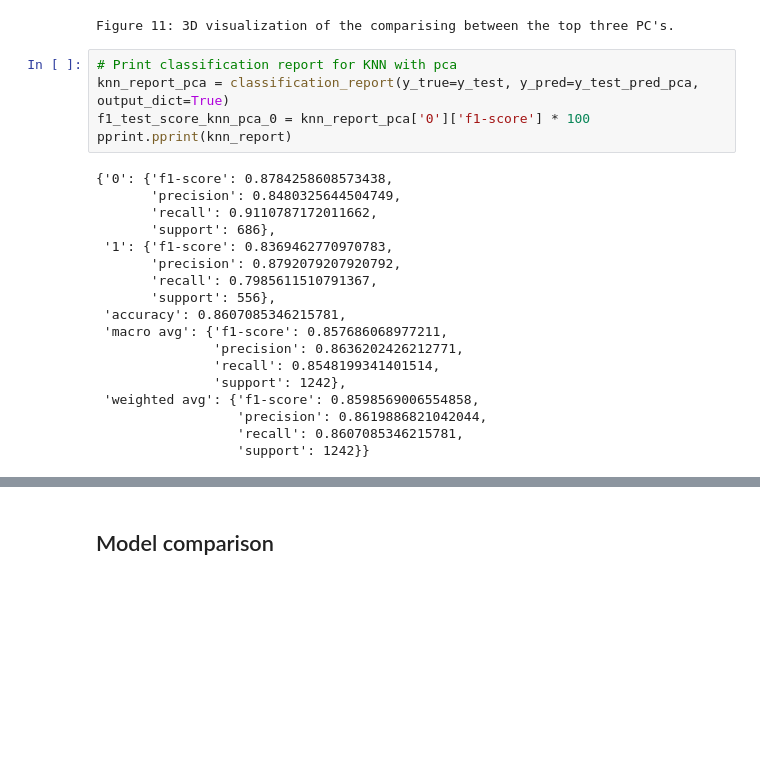
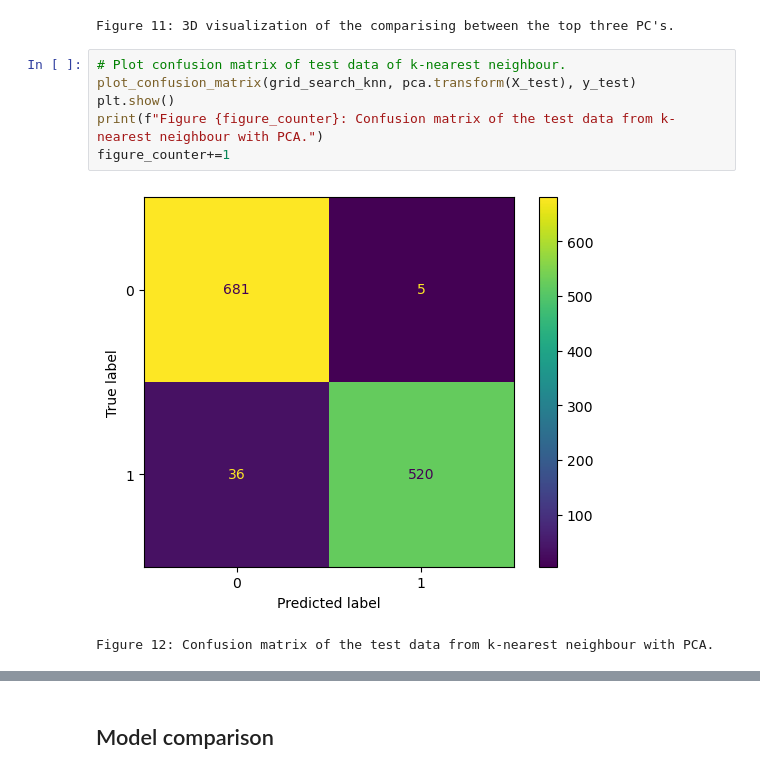
Before and after one commit to Fryke/MRIclassifier, a Jupyter notebook: DSC vs KNN.ipynb, the cells around one changed output, grey strips where cells are left out. Drawn from its saved outputs; the diff is of its cells as text; blank space fills up the shorter version.

Commit message:
improved curves

```diff
--- a/DSC vs KNN.ipynb
+++ b/DSC vs KNN.ipynb
@@ -530,26 +529,12 @@ figure_counter+=1
 # %% [output]
 [figure]
 Figure 11: 3D visualization of the comparising between the top three PC's.
-# %%
-# Print classification report for KNN with pca
-knn_report_pca = classification_report(y_true=y_test, y_pred=y_test_pred_pca, output_dict=True)
-f1_test_score_knn_pca_0 = knn_report_pca['0']['f1-score'] * 100
-pprint.pprint(knn_report)
-# %% [output]
-{'0': {'f1-score': 0.8784258608573438,
-       'precision': 0.8480325644504749,
-       'recall': 0.9110787172011662,
-       'support': 686},
- '1': {'f1-score': 0.8369462770970783,
-       'precision': 0.8792079207920792,
-       'recall': 0.7985611510791367,
-       'support': 556},
- 'accuracy': 0.8607085346215781,
- 'macro avg': {'f1-score': 0.857686068977211,
-               'precision': 0.8636202426212771,
-               'recall': 0.8548199341401514,
-               'support': 1242},
- 'weighted avg': {'f1-score': 0.8598569006554858,
-                  'precision': 0.8619886821042044,
-                  'recall': 0.8607085346215781,
-                  'support': 1242}}
+# %%
+# Plot confusion matrix of test data of k-nearest neighbour.
+plot_confusion_matrix(grid_search_knn, pca.transform(X_test), y_test)
+plt.show()
+print(f"Figure {figure_counter}: Confusion matrix of the test data from k-nearest neighbour with PCA.")
+figure_counter+=1
+# %% [output]
+[figure, added]
+Figure 12: Confusion matrix of the test data from k-nearest neighbour with PCA.
```
Also changed, not shown: parts of 23 cells of this notebook, 1 other file.
